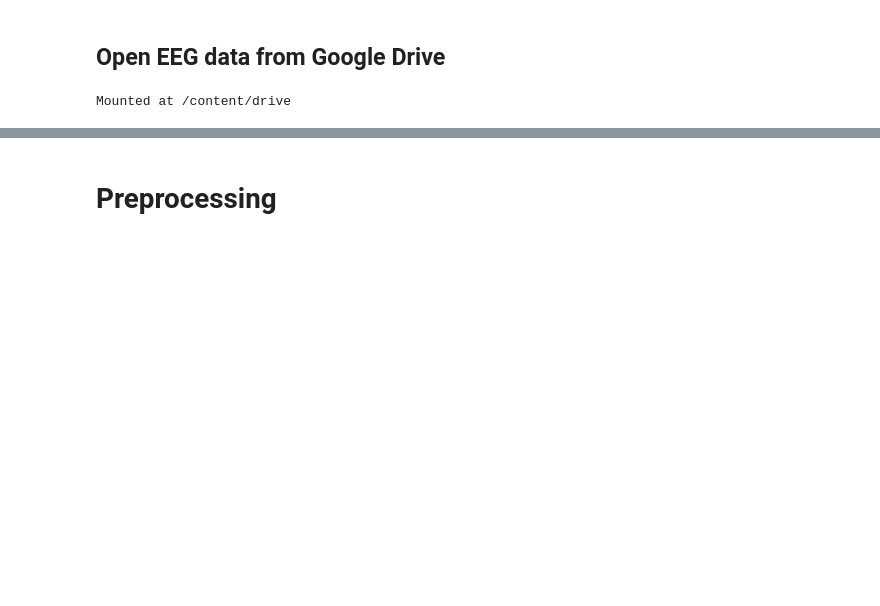
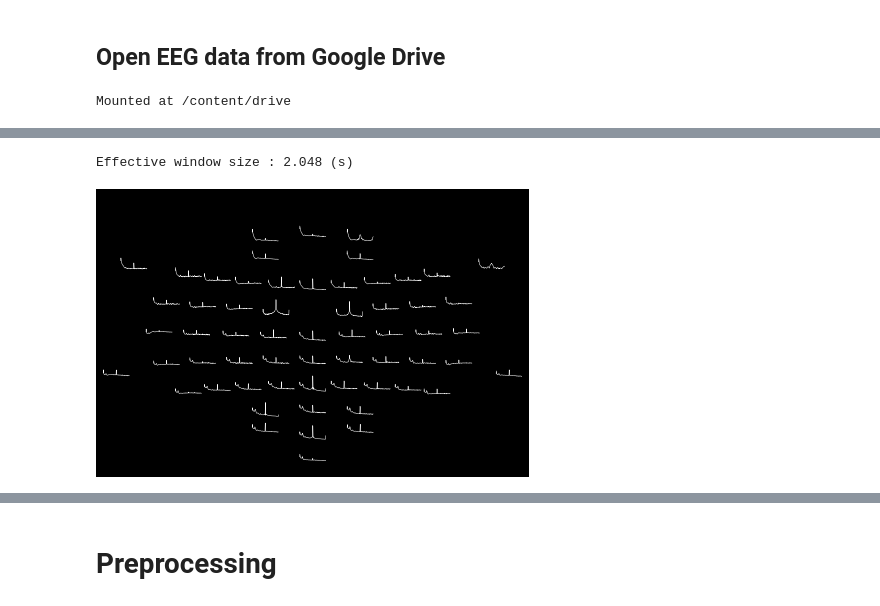
Before and after one commit to Yeganehfrh/B2BNet, a Jupyter notebook: PLB_HYP_EEG_Preproecessing.ipynb, the cells around one changed output, grey strips where cells are left out. Saved outputs shown, nothing was run; the diff lists cells and outputs as text; code cells hidden in the pictures; blank space fills up the shorter version.

```diff
--- a/PLB_HYP_EEG_Preproecessing.ipynb
+++ b/PLB_HYP_EEG_Preproecessing.ipynb
@@ -62,0 +59,5 @@ AttributeError: ignored
+# %%
+ax = raw.plot_psd_topo()
+# %% [output]
+Effective window size : 2.048 (s)
+[figure, added]
```
Also changed, not shown: parts of 8 cells of this notebook.
